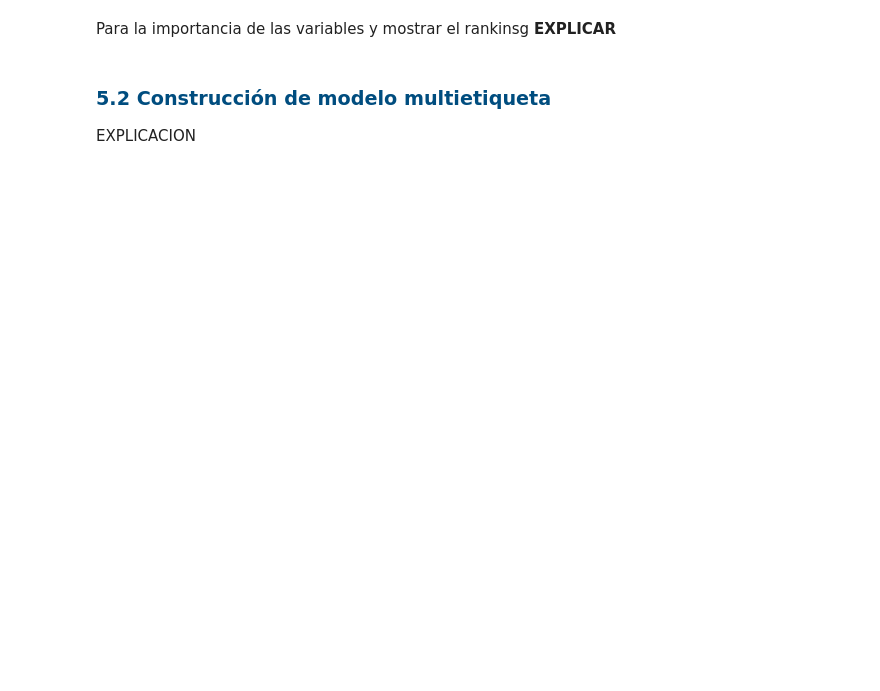
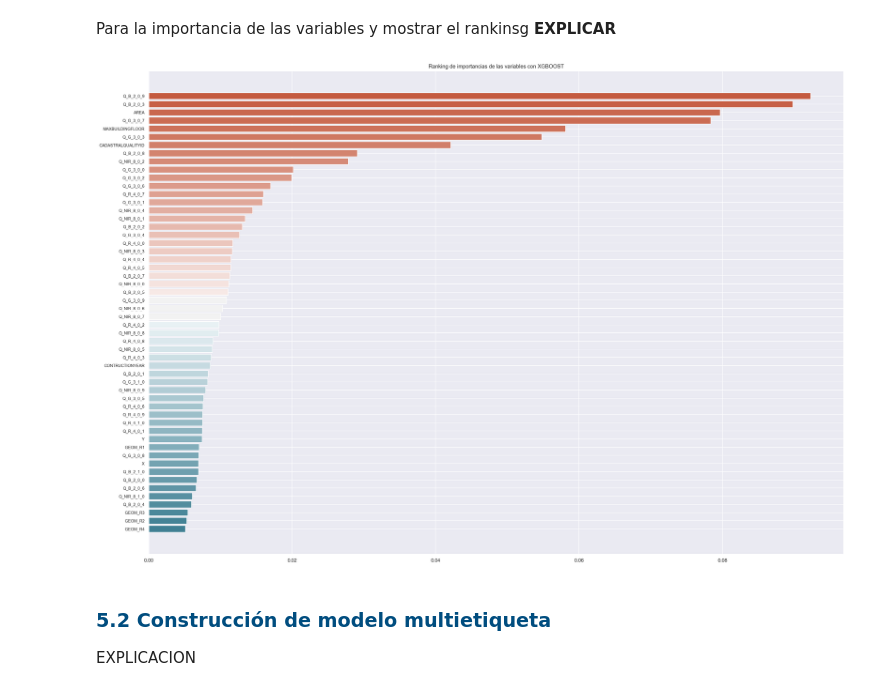
Before and after one commit to cifucg/minsait_land_classification, a Jupyter notebook: Analisis Exploratorio (FINAL).ipynb, the cells around one changed output. Drawn from its saved outputs; the diff is of its cells as text; code cells hidden in the pictures; blank space fills up the shorter version.

```diff
--- a/Analisis Exploratorio (FINAL).ipynb
+++ b/Analisis Exploratorio (FINAL).ipynb
@@ -751,15 +857,17 @@ Para la importancia de las variables y mostrar el rankinsg  **EXPLICAR**
 # %%
 # Extrae las importancias
 importances = pipe_xgboost['clas'].feature_importances_
 # Extrae los índices ordenados de menor a mayor
 ranking = np.argsort(importances)
 
 #Ahora que hemos obtenido las importancias de las variables y su ranking, vamos a dibujarlo
 plt.figure(figsize=(28,20))
 plt.title("Ranking de importancias de las variables con XGBOOST")
-plt.barh(range(df.shape[1]-2), importances[ranking],color=sns.diverging_palette(220, 20, n=55),align='center')
-plt.yticks(range(df.shape[1]-2), X.columns[ranking], fontsize=9)
+plt.barh(range(df_modelar.shape[1]-2), importances[ranking],color=sns.diverging_palette(220, 20, n=55),align='center')
+plt.yticks(range(df_modelar.shape[1]-2), X.columns[ranking], fontsize=9)
 plt.show()
+# %% [output]
+[figure, added]
 # %%
 pickle.dump(pipe_xgboost, open('./models/binary_smote_15_03_xgboost_10_100.pkl', 'wb'))
 # %% [markdown]
```
Also changed, not shown: parts of 20 cells of this notebook, 2 other files.
